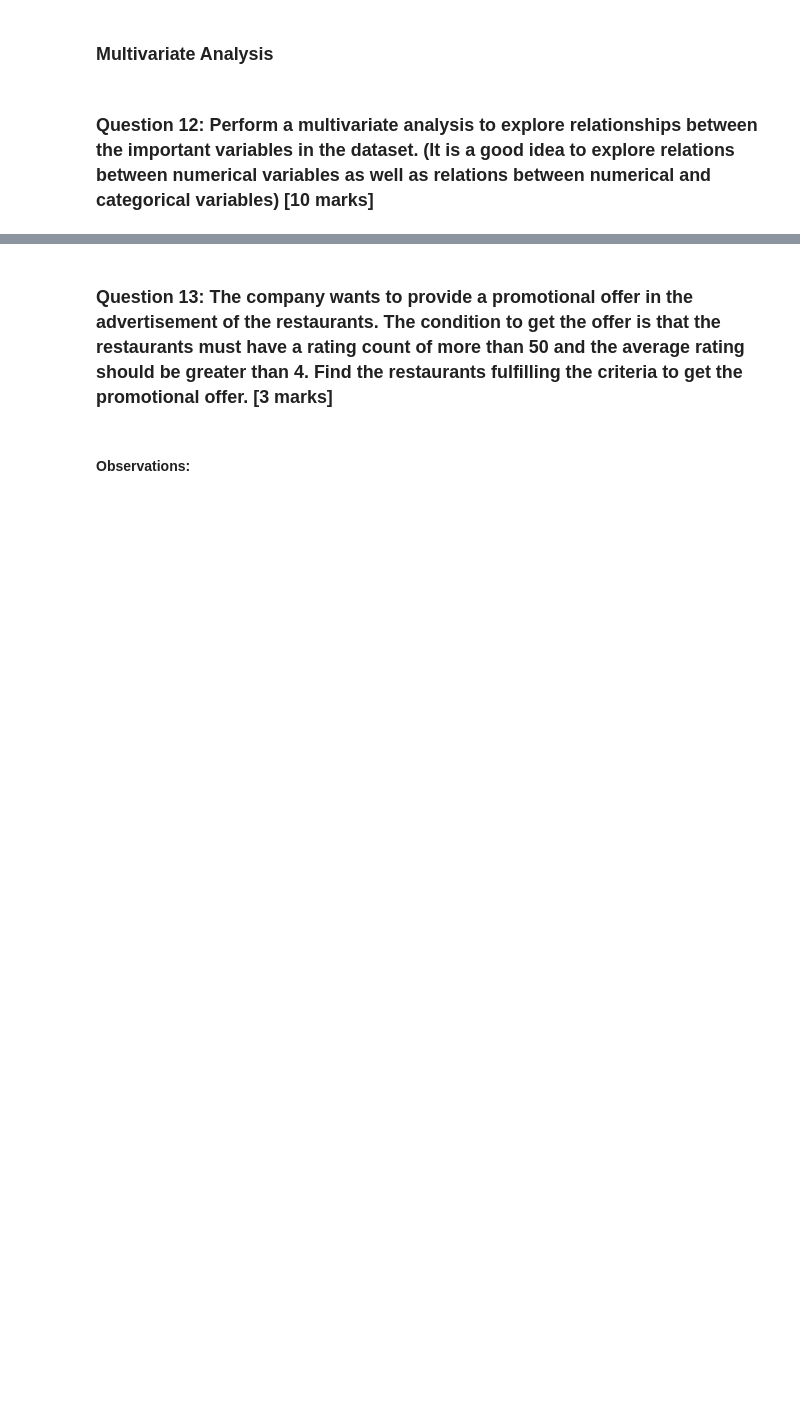
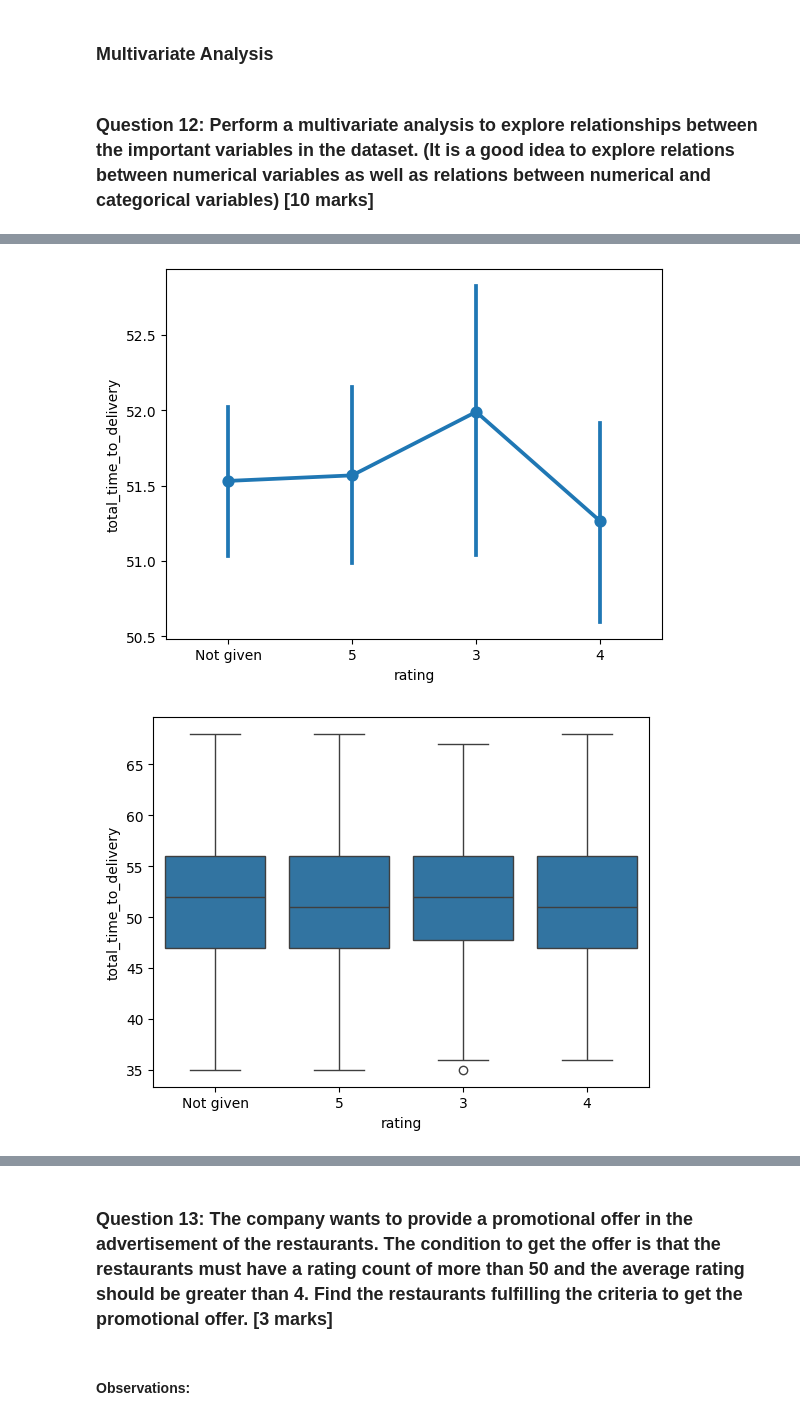
Before and after one commit to ankur0405/LearningPython, a Jupyter notebook: Learner_Notebook_Full_Code.ipynb, the cells around one changed output, grey strips where cells are left out. Drawn from its saved outputs; the diff is of its cells as text; code cells hidden in the pictures; blank space fills up the shorter version.

```diff
--- a/Learner_Notebook_Full_Code.ipynb
+++ b/Learner_Notebook_Full_Code.ipynb
@@ -372,0 +389,10 @@ plt.show()
+# %%
+#find relation between rating and total time to deliver from order placement till delivery
+df['total_time_to_delivery'] = df['food_preparation_time'] + df['delivery_time']
+sns.pointplot(data=df,x='rating',y='total_time_to_delivery')
+plt.show()
+sns.boxplot(data=df,x='rating',y='total_time_to_delivery')
+plt.show()
+# %% [output]
+[figure, added]
+[figure, added]
```
Also changed, not shown: parts of 9 cells of this notebook.
